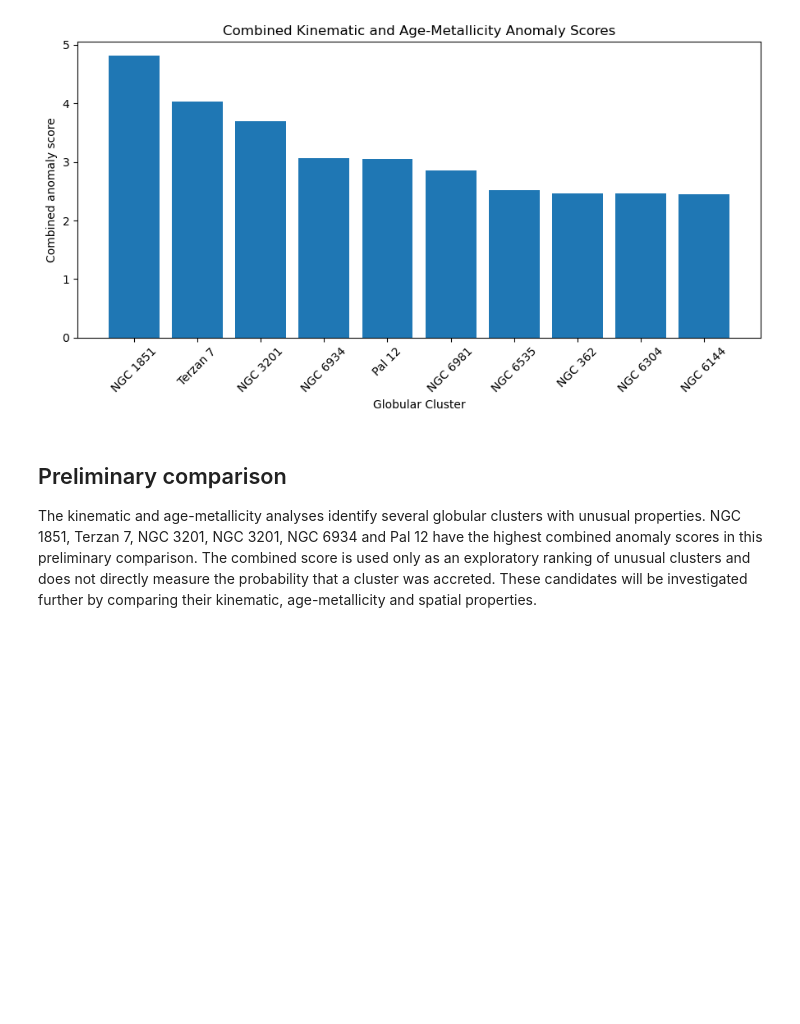
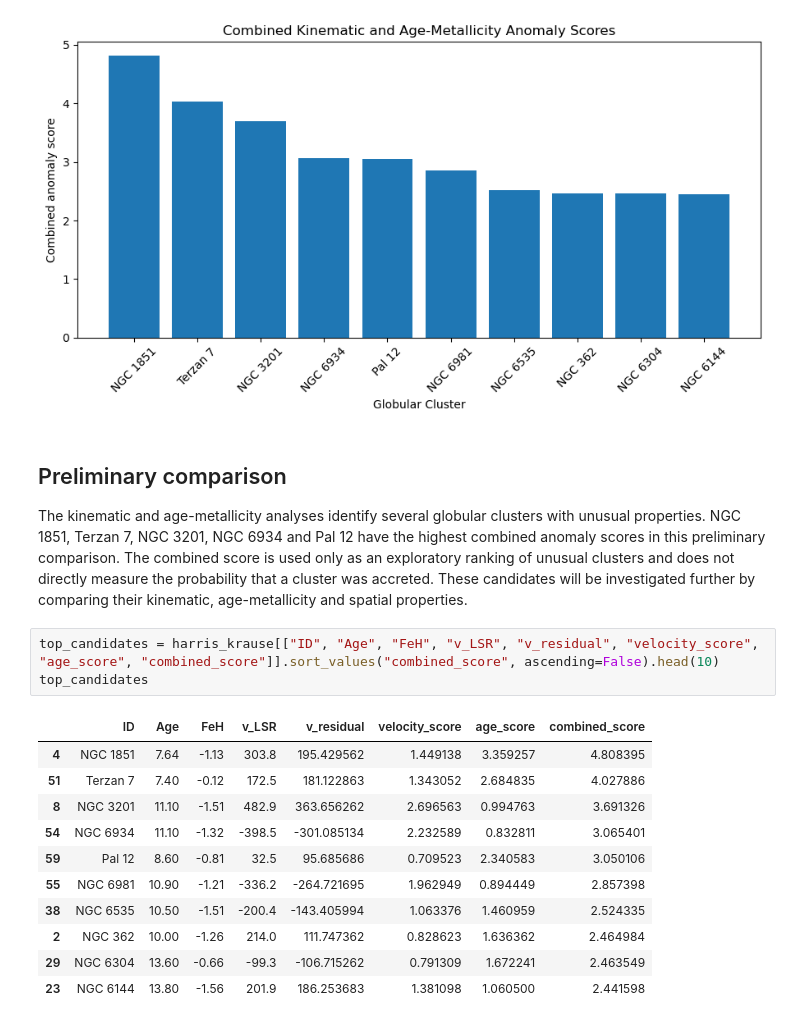
Before and after one commit to JIAQIZHANG721/PHYS3116_Accretion_Detectives, a Jupyter notebook: candidate_comparison.ipynb, the cells around one changed output. Saved outputs shown, nothing was run; the diff lists cells and outputs as text; blank space fills up the shorter version.

Commit message:
Complete preliminary candidate comparison

```diff
--- a/candidate_comparison.ipynb
+++ b/candidate_comparison.ipynb
@@ -188,5 +188,20 @@ plt.show()
 ## Preliminary comparison
 
 The kinematic and age-metallicity analyses identify several globular clusters with unusual properties.
-NGC 1851, Terzan 7, NGC 3201, NGC 3201, NGC 6934 and Pal 12 have the highest combined anomaly scores in this preliminary comparison.
+NGC 1851, Terzan 7, NGC 3201, NGC 6934 and Pal 12 have the highest combined anomaly scores in this preliminary comparison.
 The combined score is used only as an exploratory ranking of unusual clusters and does not directly measure the probability that a cluster was accreted. These candidates will be investigated further by comparing their kinematic, age-metallicity and spatial properties.
+# %%
+top_candidates = harris_krause[["ID", "Age", "FeH", "v_LSR", "v_residual", "velocity_score", "age_score", "combined_score"]].sort_values("combined_score", ascending=False).head(10)
+top_candidates
+# %% [output]
+|  | ID | Age | FeH | v_LSR | v_residual | velocity_score | age_score | combined_score |
+| 4 | NGC 1851 | 7.64 | -1.13 | 303.8 | 195.429562 | 1.449138 | 3.359257 | 4.808395 |
+| 51 | Terzan 7 | 7.40 | -0.12 | 172.5 | 181.122863 | 1.343052 | 2.684835 | 4.027886 |
+| 8 | NGC 3201 | 11.10 | -1.51 | 482.9 | 363.656262 | 2.696563 | 0.994763 | 3.691326 |
+| 54 | NGC 6934 | 11.10 | -1.32 | -398.5 | -301.085134 | 2.232589 | 0.832811 | 3.065401 |
+| 59 | Pal 12 | 8.60 | -0.81 | 32.5 | 95.685686 | 0.709523 | 2.340583 | 3.050106 |
+| 55 | NGC 6981 | 10.90 | -1.21 | -336.2 | -264.721695 | 1.962949 | 0.894449 | 2.857398 |
+| 38 | NGC 6535 | 10.50 | -1.51 | -200.4 | -143.405994 | 1.063376 | 1.460959 | 2.524335 |
+| 2 | NGC 362 | 10.00 | -1.26 | 214.0 | 111.747362 | 0.828623 | 1.636362 | 2.464984 |
+| 29 | NGC 6304 | 13.60 | -0.66 | -99.3 | -106.715262 | 0.791309 | 1.672241 | 2.463549 |
+| 23 | NGC 6144 | 13.80 | -1.56 | 201.9 | 186.253683 | 1.381098 | 1.060500 | 2.441598 |
```
